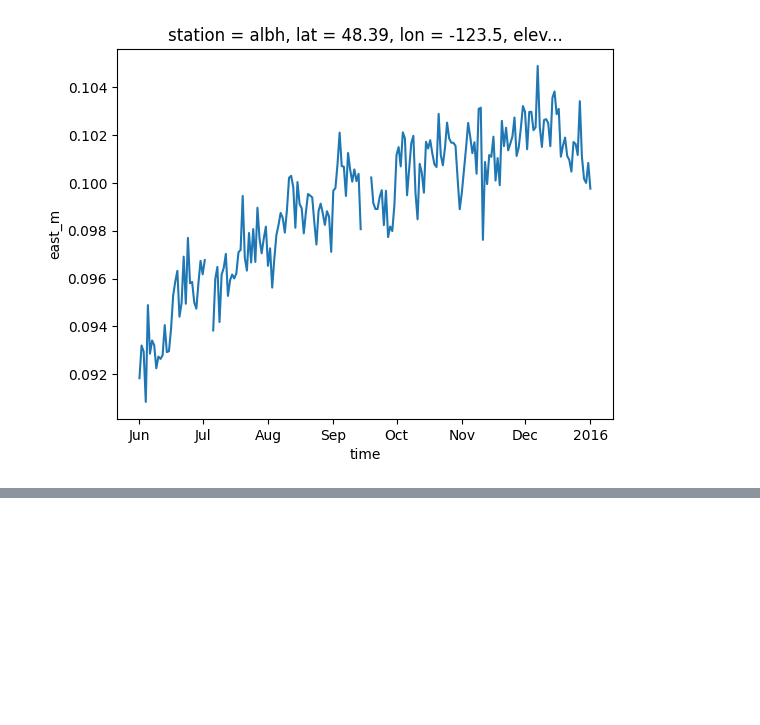
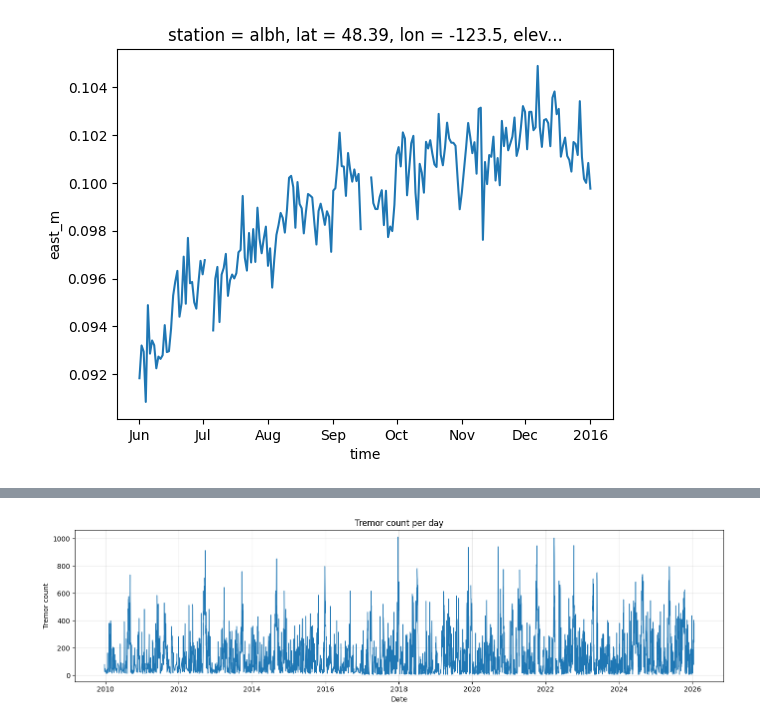
Before and after one commit to cascadiaquakes/GNSS-data-preprocessing, a Jupyter notebook: quick_start_guide.ipynb, the cells around one changed output, grey strips where cells are left out. Cells and saved outputs as stored; diff of their text form; code cells hidden in the pictures; blank space fills up the shorter version.

Commit message:
[add] tremors to the quick start, new zenodo link

```diff
--- a/quick_start_guide.ipynb
+++ b/quick_start_guide.ipynb
@@ -85,0 +90,4 @@ stat.sel(time=slice('2015-06-01', '2016-01-01')).east_m.plot()
+# %%
+TREMOR_URL = "https://zenodo.org/records/20276956/files/tremor_events-2010-2025.csv?download=1"
+tremor = pd.read_csv(TREMOR_URL, parse_dates=["starttime"])
+tremor
@@ -85,0 +108,23 @@ stat.sel(time=slice('2015-06-01', '2016-01-01')).east_m.plot()
+# %%
+daily_tremor_counts = (
+    tremor
+    .assign(date=tremor["starttime"].dt.normalize())
+    .groupby("date")
+    .size()
+    .rename("count")
+    .reset_index()
+)
+
+fig, ax = plt.subplots(figsize=(14, 4))
+
+ax.plot(daily_tremor_counts["date"], daily_tremor_counts["count"], linewidth=1)
+
+ax.set_title("Tremor count per day")
+ax.set_xlabel("Date")
+ax.set_ylabel("Tremor count")
+ax.grid(True, alpha=0.3)
+
+plt.tight_layout()
+plt.show()
+# %% [output]
+[figure, added]
```
Also changed, not shown: parts of 6 cells of this notebook, 1 other file.
